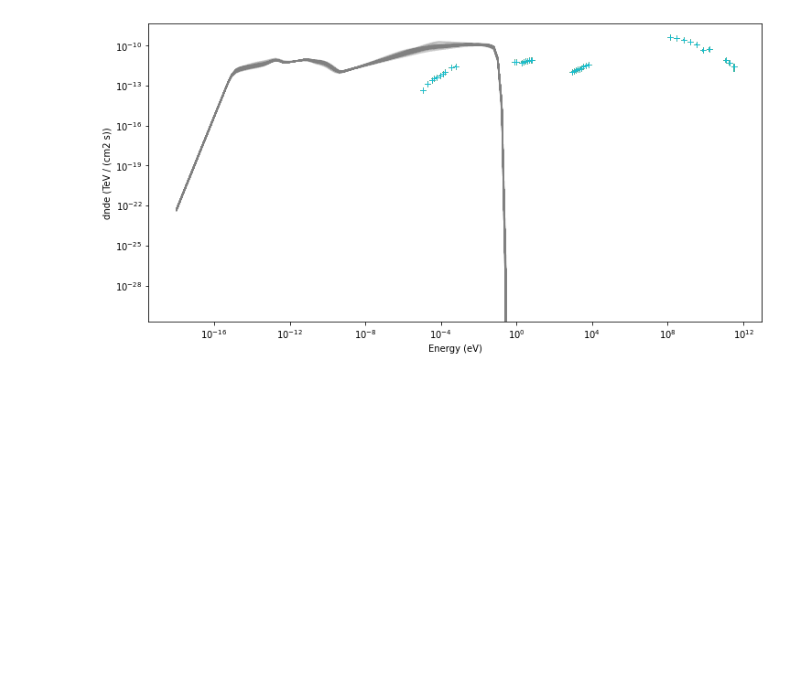
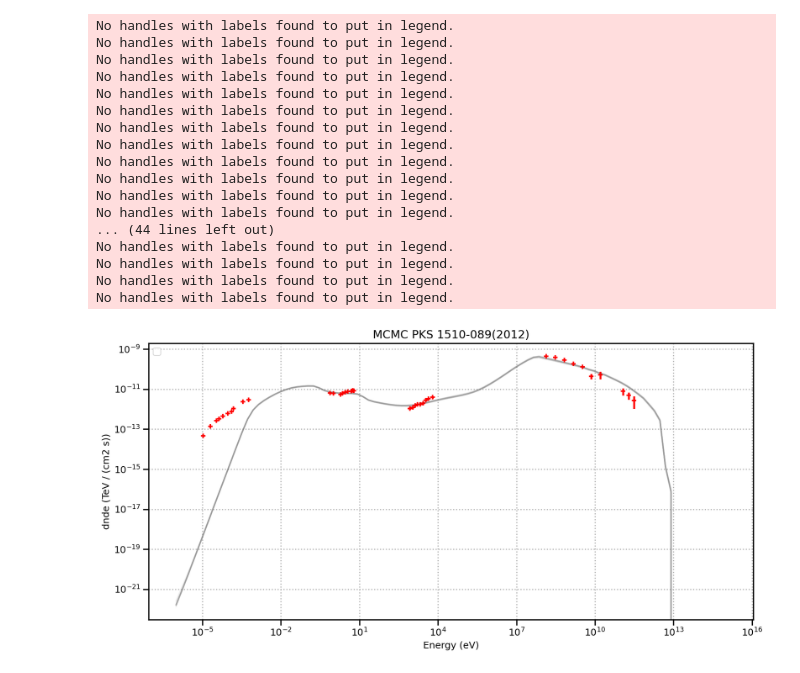
Before and after one commit to Adbhavna1369/PKS1510_modelling, a Jupyter notebook: test_mcmc_2012.ipynb, the cells around one changed output. Drawn from its saved outputs; the diff is of its cells as text; code cells hidden in the pictures; blank space fills up the shorter version.

```diff
--- a/test_mcmc_2012.ipynb
+++ b/test_mcmc_2012.ipynb
@@ -306,13 +307,13 @@ agnpy_ec.t_var.frozen = True
 agnpy_ec.log10_r.quantity = np.log10(r.to_value("cm"))
 agnpy_ec.log10_r.frozen = True
 # - EED
-agnpy_ec.log10_k_e.quantity = np.log10(0.02)
-agnpy_ec.p1.quantity = 1.8
-agnpy_ec.p2.quantity = 3.85
+agnpy_ec.log10_k_e.quantity = np.log10(0.17)
+agnpy_ec.p1.quantity = 2
+agnpy_ec.p2.quantity = 4
 agnpy_ec.log10_gamma_b.quantity = np.log10(900)
-agnpy_ec.log10_gamma_min.quantity = np.log10(1)
-agnpy_ec.log10_gamma_min.frozen = True
-agnpy_ec.log10_gamma_max.quantity = np.log10(3e4)
+agnpy_ec.log10_gamma_min.quantity = np.log10(1.5)
+agnpy_ec.log10_gamma_min.frozen = False
+agnpy_ec.log10_gamma_max.quantity = np.log10(1e6)
 agnpy_ec.log10_gamma_max.frozen = True
 
 print(agnpy_ec)
@@ -352,4 +527,4 @@ dataset_ec.mask_fit = dataset_ec.data.energy_ref > E_min_fit
 # %%
 %%time
-sampler = run_mcmc(dataset_ec, nwalkers=16, nrun=200)  # to speedup the notebook.
+sampler = run_mcmc(dataset_ec, nwalkers=18, nrun=150)  # to speedup the notebook.
 # %% [output]
@@ -358,24 +537,45 @@ Wall time: 24min 46s
 # %%
 emin, emax = [1e-6, 1e15] * u.eV
 nburn = 100
 
 fig, ax = plt.subplots(1, 1, figsize=(12, 6))
+plt.title('MCMC PKS 1510-089(2012)')
+#flux_points.plot(label ='Flux(data)')
 
 for nwalk in range(0, 6):
-    for n in range(nburn, nburn + 100):
+    for n in range(nburn, nburn + 10):
         pars = sampler.chain[nwalk, n, :]
 
         # set model parameters
         par_to_model(dataset_ec, pars)
         spectral_model = dataset_ec.models[0].spectral_model
 
         spectral_model.plot(
             energy_range=(emin, emax),
             ax=ax,
+            energy_unit = "eV",
             energy_power=2,
             alpha=0.02,
-            color="grey",
+            color="grey",  #how to mark each radiative process?
         )
-        flux_points.plot(energy_unit="eV", energy_power=2)
+        flux_points.plot(energy_unit="eV", energy_power=2 , color = 'red')
+        plt.legend(loc = 2)
 # %% [output]
+No handles with labels found to put in legend.
+No handles with labels found to put in legend.
+No handles with labels found to put in legend.
+No handles with labels found to put in legend.
+No handles with labels found to put in legend.
+No handles with labels found to put in legend.
+No handles with labels found to put in legend.
+No handles with labels found to put in legend.
+No handles with labels found to put in legend.
+No handles with labels found to put in legend.
+No handles with labels found to put in legend.
+No handles with labels found to put in legend.
+... (44 lines left out)
+No handles with labels found to put in legend.
+No handles with labels found to put in legend.
+No handles with labels found to put in legend.
+No handles with labels found to put in legend.
-[figure, old version]
+[figure, new version]
```
Also changed, not shown: parts of 12 cells of this notebook, 3 other files.
